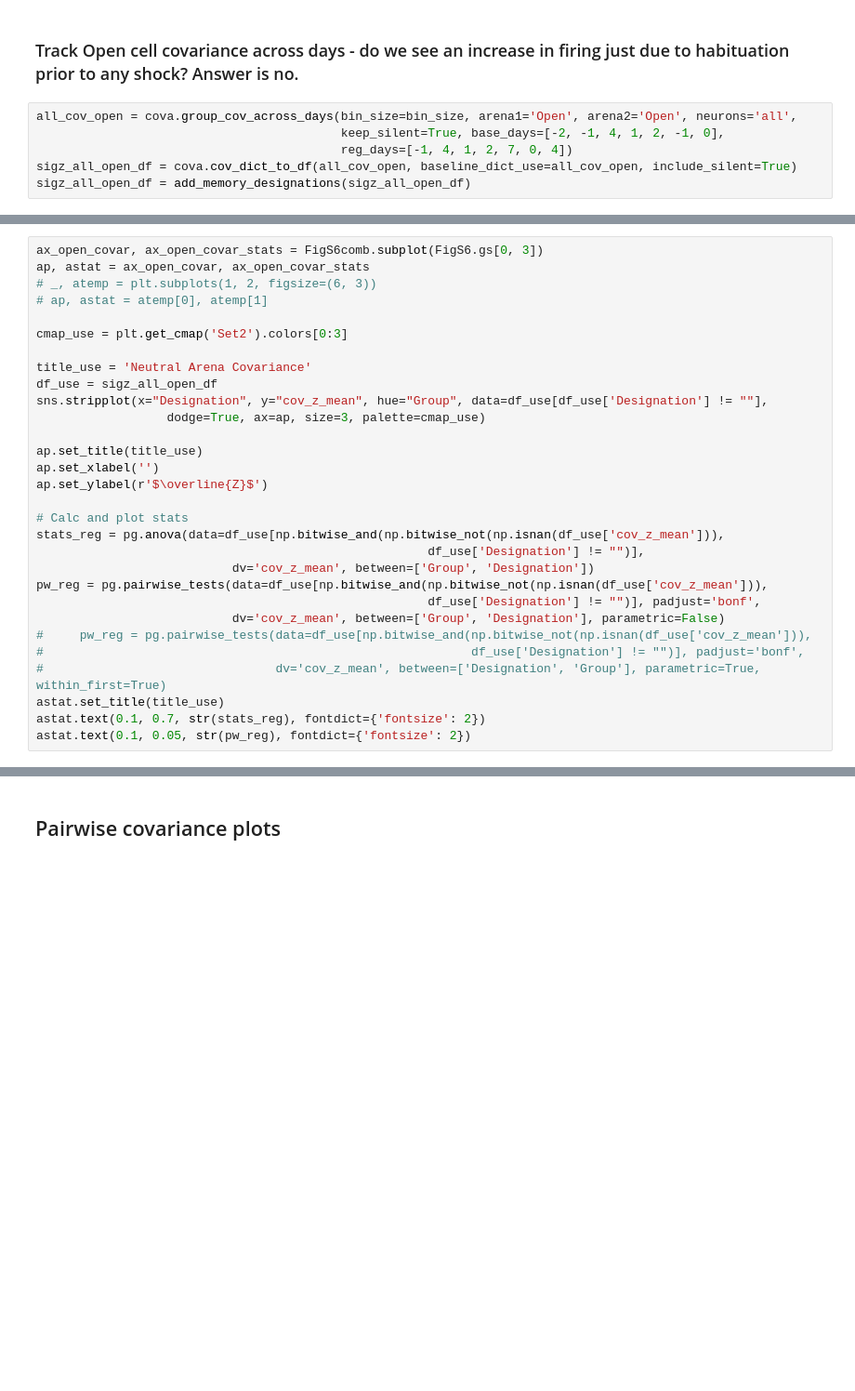
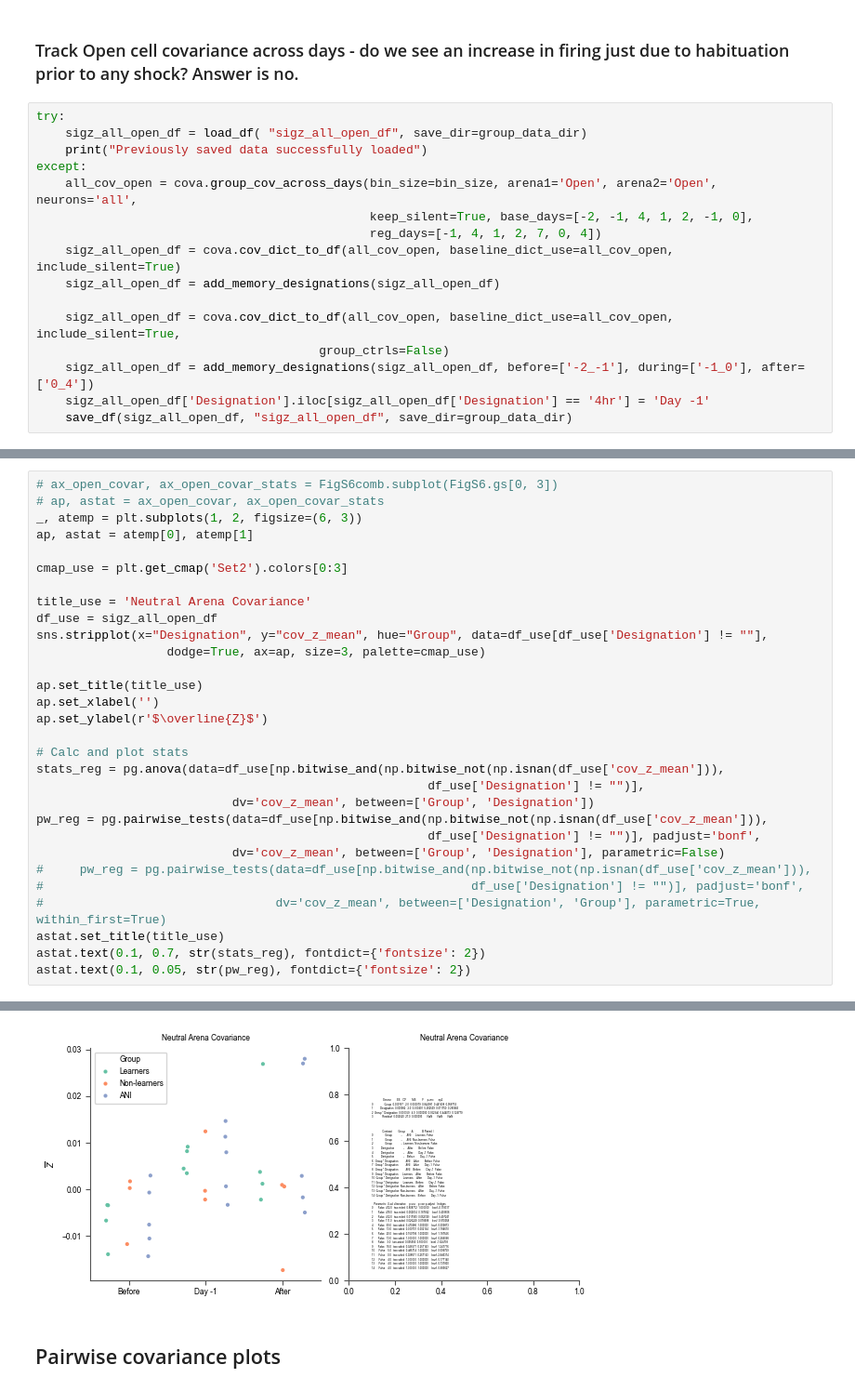
Before and after one commit to nkinsky/Eraser, a Jupyter notebook: Notebooks/Figure3.ipynb, the cells around one changed output, grey strips where cells are left out. Shown at 93% size. Cells and saved outputs as stored; diff of their text form; blank space fills up the shorter version.

```diff
--- a/Notebooks/Figure3.ipynb
+++ b/Notebooks/Figure3.ipynb
@@ -1158,8 +1184,18 @@ for df_use, ap, astat, title_use in zip([sig4_dfreg, sig1_dfreg], [ax4reg, ax1re
 # %% [markdown]
 ### Track Open cell covariance across days - do we see an increase in firing just due to habituation prior to any shock?  Answer is no.
 # %%
-all_cov_open = cova.group_cov_across_days(bin_size=bin_size, arena1='Open', arena2='Open', neurons='all',
-                                          keep_silent=True, base_days=[-2, -1, 4, 1, 2, -1, 0],
-                                          reg_days=[-1, 4, 1, 2, 7, 0, 4])
-sigz_all_open_df = cova.cov_dict_to_df(all_cov_open, baseline_dict_use=all_cov_open, include_silent=True)
-sigz_all_open_df = add_memory_designations(sigz_all_open_df)
+try:
+    sigz_all_open_df = load_df( "sigz_all_open_df", save_dir=group_data_dir)
+    print("Previously saved data successfully loaded")
+except:
+    all_cov_open = cova.group_cov_across_days(bin_size=bin_size, arena1='Open', arena2='Open', neurons='all',
+                                              keep_silent=True, base_days=[-2, -1, 4, 1, 2, -1, 0],
+                                              reg_days=[-1, 4, 1, 2, 7, 0, 4])
+    sigz_all_open_df = cova.cov_dict_to_df(all_cov_open, baseline_dict_use=all_cov_open, include_silent=True)
+    sigz_all_open_df = add_memory_designations(sigz_all_open_df)
+
+    sigz_all_open_df = cova.cov_dict_to_df(all_cov_open, baseline_dict_use=all_cov_open, include_silent=True,
+                                       group_ctrls=False)
+    sigz_all_open_df = add_memory_designations(sigz_all_open_df, before=['-2_-1'], during=['-1_0'], after=['0_4'])
+    sigz_all_open_df['Designation'].iloc[sigz_all_open_df['Designation'] == '4hr'] = 'Day -1'
+    save_df(sigz_all_open_df, "sigz_all_open_df", save_dir=group_data_dir)
@@ -1171,8 +1204,8 @@ sigz_all_open_df['Designation'].iloc[sigz_all_open_df['Designation'] == '4hr'] =
 # %%
-ax_open_covar, ax_open_covar_stats = FigS6comb.subplot(FigS6.gs[0, 3])
-ap, astat = ax_open_covar, ax_open_covar_stats
-# _, atemp = plt.subplots(1, 2, figsize=(6, 3))
-# ap, astat = atemp[0], atemp[1]
+# ax_open_covar, ax_open_covar_stats = FigS6comb.subplot(FigS6.gs[0, 3])
+# ap, astat = ax_open_covar, ax_open_covar_stats
+_, atemp = plt.subplots(1, 2, figsize=(6, 3))
+ap, astat = atemp[0], atemp[1]
 
 cmap_use = plt.get_cmap('Set2').colors[0:3]
 
@@ -1198,3 +1231,4 @@ pw_reg = pg.pairwise_tests(data=df_use[np.bitwise_and(np.bitwise_not(np.isnan(df
 astat.set_title(title_use)
 astat.text(0.1, 0.7, str(stats_reg), fontdict={'fontsize': 2})
 astat.text(0.1, 0.05, str(pw_reg), fontdict={'fontsize': 2})
+# %% [output]
@@ -1201,3 +1242,4 @@ astat.text(0.1, 0.05, str(pw_reg), fontdict={'fontsize': 2})
+[figure, added]
 # %% [markdown]
 ## Pairwise covariance plots
 # %%
```
Also changed, not shown: parts of 47 cells of this notebook.
